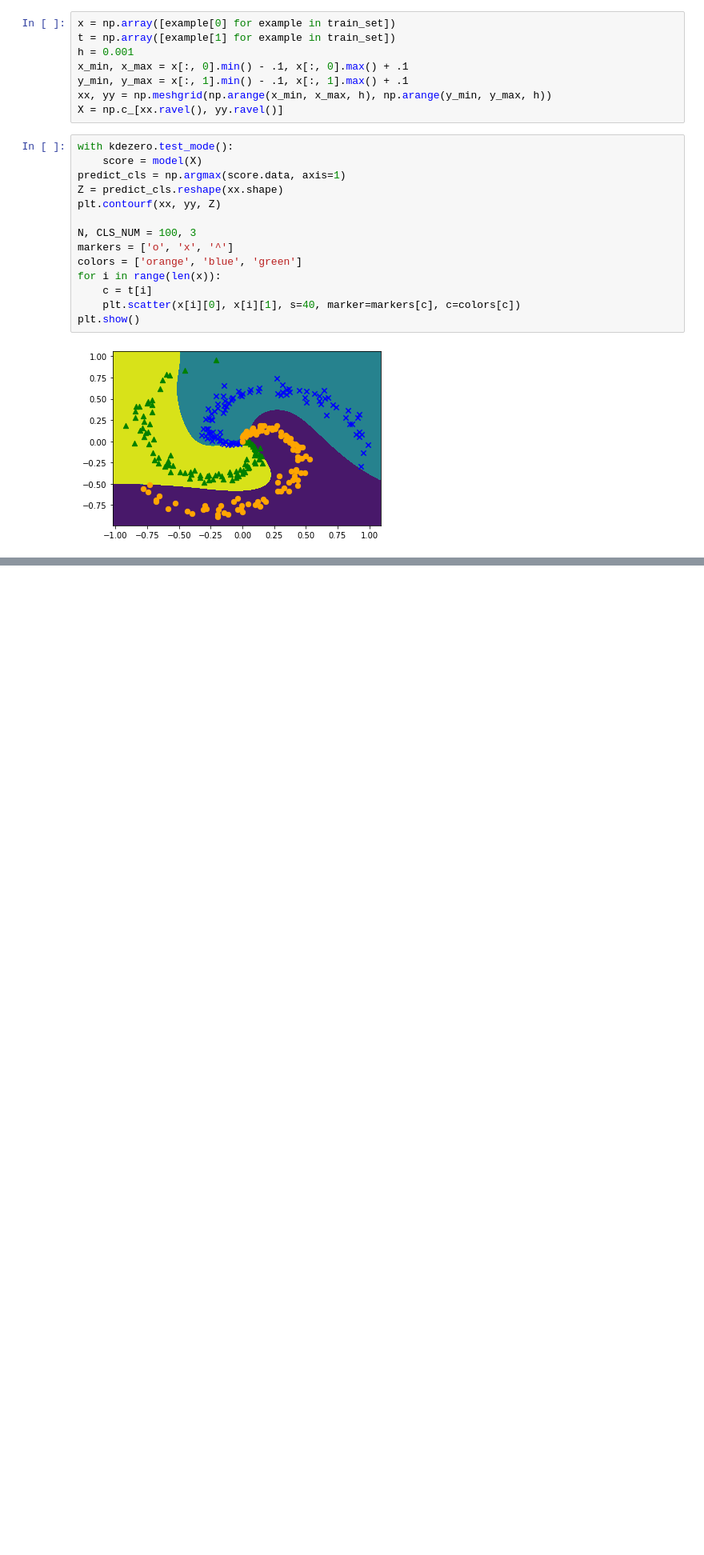
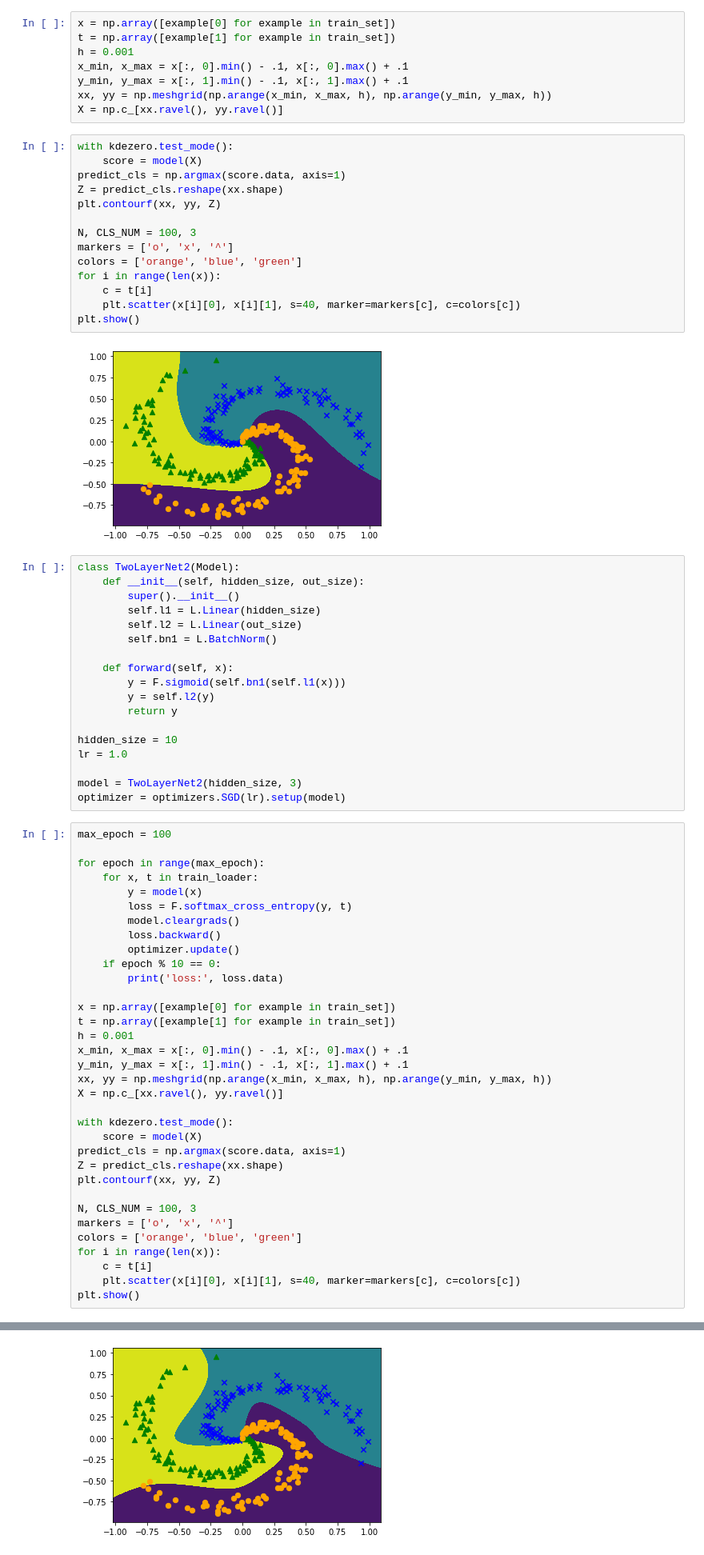
Before and after one commit to kotabrog/K_DeZero, a Jupyter notebook: samples/spiral.ipynb, the cells around one changed output, grey strips where cells are left out. Shown at 80% size. Cells and saved outputs as stored; diff of their text form; blank space fills up the shorter version.

Commit message:
add batchnormalize

```diff
--- a/samples/spiral.ipynb
+++ b/samples/spiral.ipynb
@@ -92,3 +92,56 @@ for i in range(len(x)):
 plt.show()
 # %% [output]
 [figure]
+# %%
+class TwoLayerNet2(Model):
+    def __init__(self, hidden_size, out_size):
+        super().__init__()
+        self.l1 = L.Linear(hidden_size)
+        self.l2 = L.Linear(out_size)
+        self.bn1 = L.BatchNorm()
+
+    def forward(self, x):
+        y = F.sigmoid(self.bn1(self.l1(x)))
+        y = self.l2(y)
+        return y
+
+hidden_size = 10
+lr = 1.0
+
+model = TwoLayerNet2(hidden_size, 3)
+optimizer = optimizers.SGD(lr).setup(model)
+# %%
+max_epoch = 100
+
+for epoch in range(max_epoch):
+    for x, t in train_loader:
+        y = model(x)
+        loss = F.softmax_cross_entropy(y, t)
+        model.cleargrads()
+        loss.backward()
+        optimizer.update()
+    if epoch % 10 == 0:
+        print('loss:', loss.data)
+
+x = np.array([example[0] for example in train_set])
+t = np.array([example[1] for example in train_set])
+h = 0.001
+x_min, x_max = x[:, 0].min() - .1, x[:, 0].max() + .1
+y_min, y_max = x[:, 1].min() - .1, x[:, 1].max() + .1
+xx, yy = np.meshgrid(np.arange(x_min, x_max, h), np.arange(y_min, y_max, h))
+X = np.c_[xx.ravel(), yy.ravel()]
+
+with kdezero.test_mode():
+    score = model(X)
+predict_cls = np.argmax(score.data, axis=1)
+Z = predict_cls.reshape(xx.shape)
+plt.contourf(xx, yy, Z)
+
+N, CLS_NUM = 100, 3
+markers = ['o', 'x', '^']
+colors = ['orange', 'blue', 'green']
+for i in range(len(x)):
+    c = t[i]
+    plt.scatter(x[i][0], x[i][1], s=40, marker=markers[c], c=colors[c])
+plt.show()
+# %% [output]
@@ -94,0 +158 @@ plt.show()
+[figure, added]
```
Also changed, not shown: parts of 1 cell of this notebook, 3 other files.
